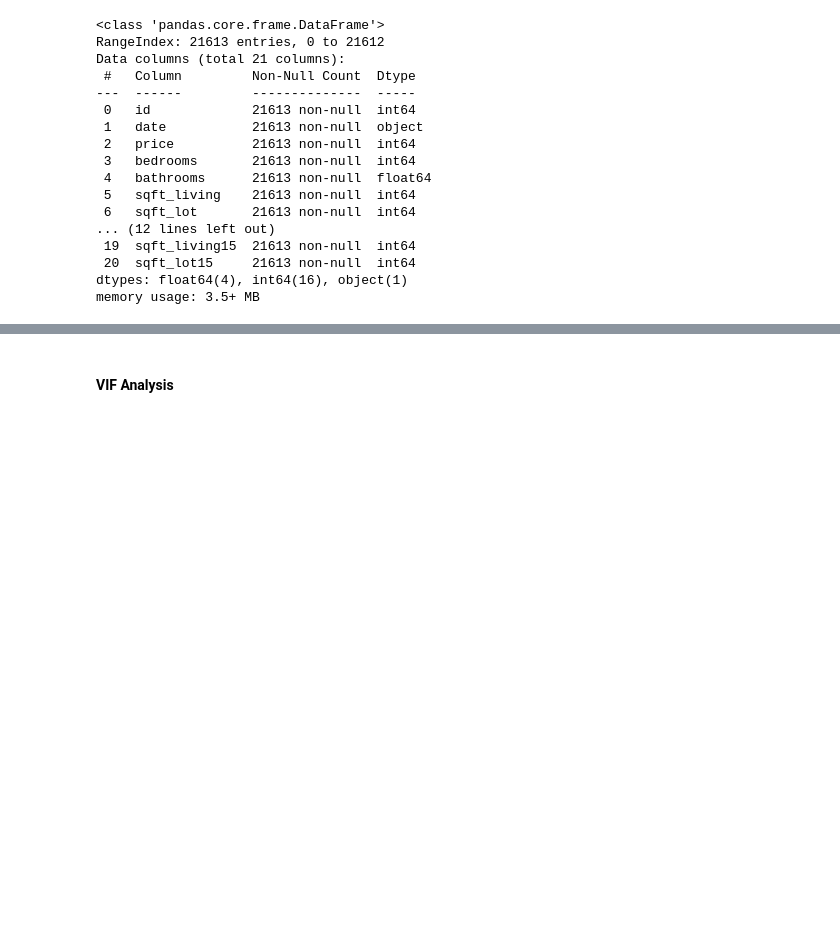
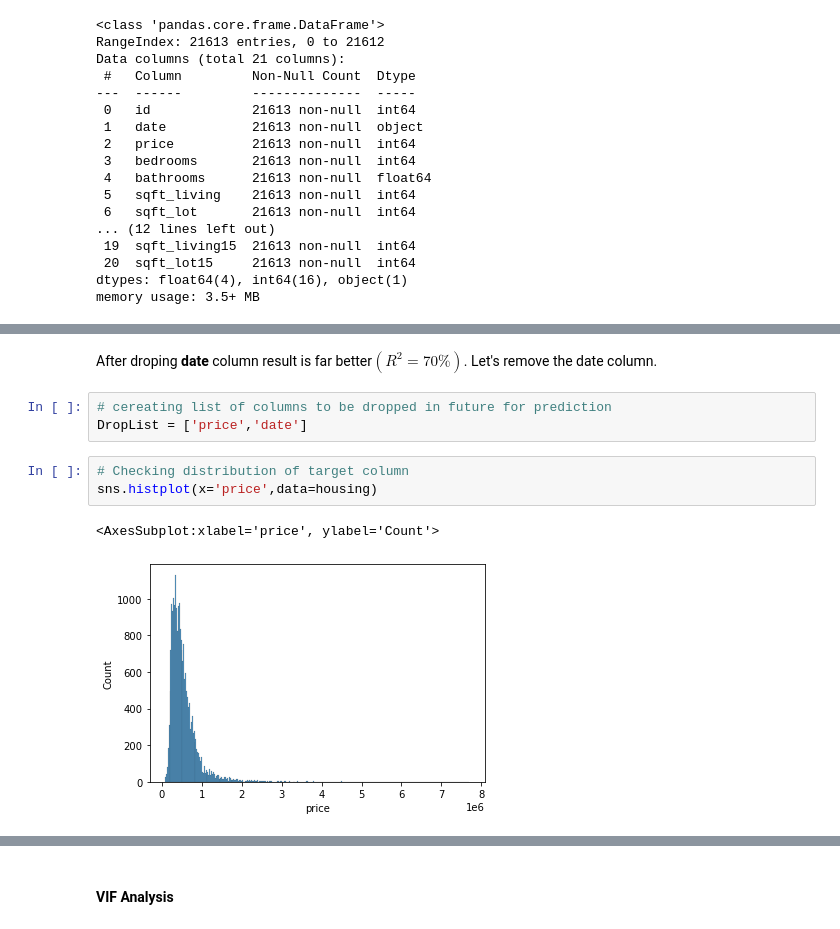
Before and after one commit to butaimodak/Regression-Housing-price-prediction, a Jupyter notebook: Regression Housing Price.ipynb, the cells around one changed output, grey strips where cells are left out. Saved outputs shown, nothing was run; the diff lists cells and outputs as text; blank space fills up the shorter version.

```diff
--- a/Regression Housing Price.ipynb
+++ b/Regression Housing Price.ipynb
@@ -331,0 +138,11 @@ $\because$ **`'grade','Sqft_above', 'sqft_living' and 'sqft_living15'`** are ver
+# %% [markdown]
+After droping **date** column result is far better$(R^2=70\%)$. Let's remove the date column.
+# %%
+# cereating list of columns to be dropped in future for prediction
+DropList = ['price','date']
+# %%
+# Checking distribution of target column
+sns.histplot(x='price',data=housing)
+# %% [output]
+<AxesSubplot:xlabel='price', ylabel='Count'>
+[figure, added]
```
Also changed, not shown: parts of 98 cells of this notebook.
